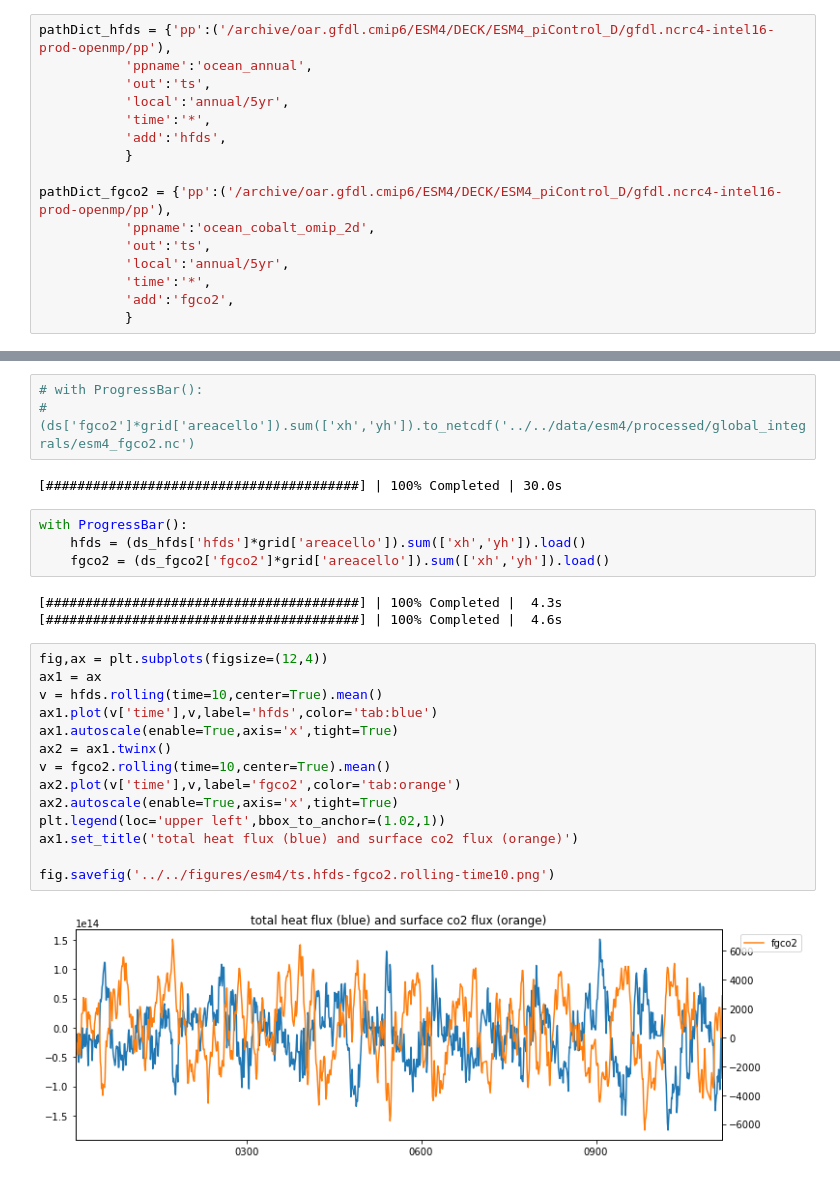
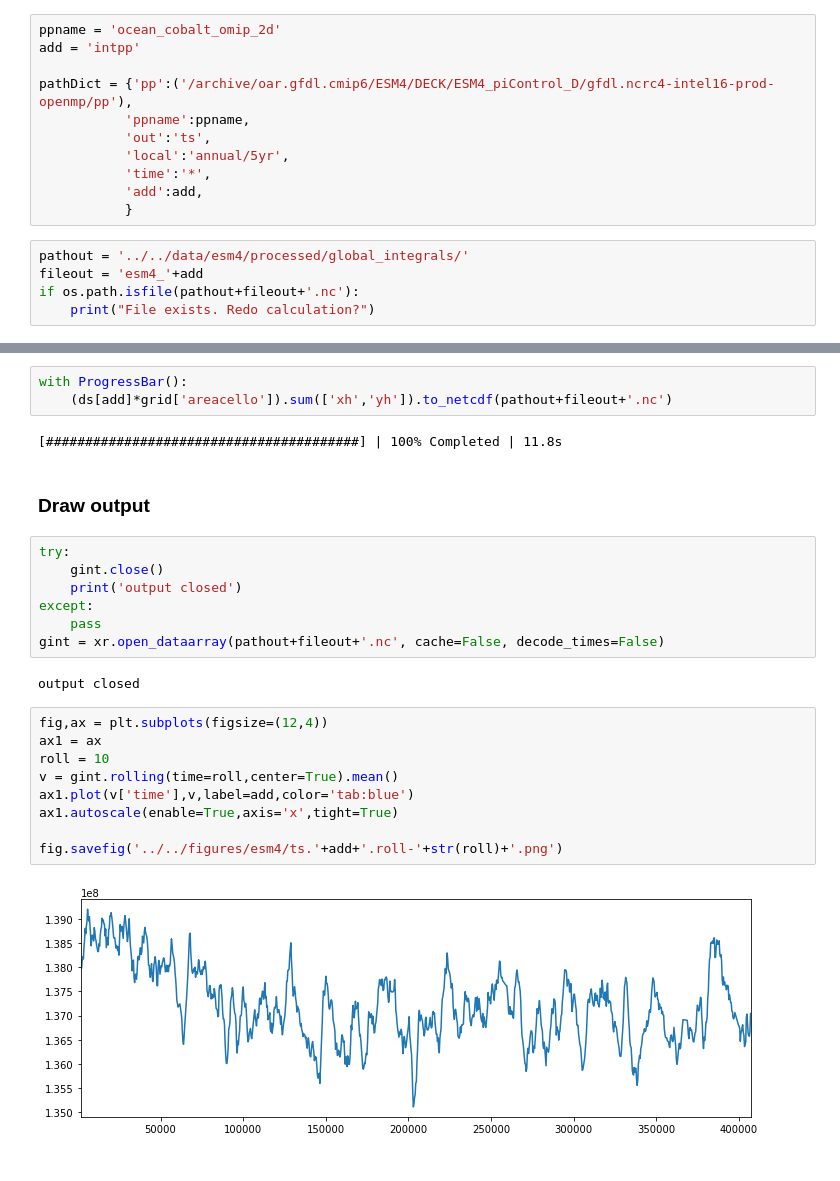
Before and after one commit to gmacgilchrist/bio-pump-timescales, a Jupyter notebook: notebooks/esm4/calc_integrals.ipynb, the cells around one changed output, grey strips where cells are left out. Drawn from its saved outputs; the diff is of its cells as text.

Commit message:
includes notebook for doing statsmodel calculations

```diff
--- a/notebooks/esm4/calc_integrals.ipynb
+++ b/notebooks/esm4/calc_integrals.ipynb
@@ -11,17 +15,17 @@ import matplotlib.pyplot as plt
 # %%
-pathDict_hfds = {'pp':('/archive/oar.gfdl.cmip6/ESM4/DECK/ESM4_piControl_D/gfdl.ncrc4-intel16-prod-openmp/pp'),
-           'ppname':'ocean_annual',
+ppname = 'ocean_cobalt_omip_2d'
+add = 'intpp'
+
+pathDict = {'pp':('/archive/oar.gfdl.cmip6/ESM4/DECK/ESM4_piControl_D/gfdl.ncrc4-intel16-prod-openmp/pp'),
+           'ppname':ppname,
            'out':'ts',
            'local':'annual/5yr',
            'time':'*',
-           'add':'hfds',
+           'add':add,
            }
-
-pathDict_fgco2 = {'pp':('/archive/oar.gfdl.cmip6/ESM4/DECK/ESM4_piControl_D/gfdl.ncrc4-intel16-prod-openmp/pp'),
-           'ppname':'ocean_cobalt_omip_2d',
-           'out':'ts',
-           'local':'annual/5yr',
-           'time':'*',
-           'add':'fgco2',
-           }
+# %%
+pathout = '../../data/esm4/processed/global_integrals/'
+fileout = 'esm4_'+add
+if os.path.isfile(pathout+fileout+'.nc'):
+    print("File exists. Redo calculation?")
 # %%
@@ -32,29 +39,28 @@ ds_fgco2 = gu.core.open_frompp(**pathDict_fgco2)
 grid = xr.open_dataset(gridpath)
 # %%
-# with ProgressBar():
-#     (ds['fgco2']*grid['areacello']).sum(['xh','yh']).to_netcdf('../../data/esm4/processed/global_integrals/esm4_fgco2.nc')
+with ProgressBar():
+    (ds[add]*grid['areacello']).sum(['xh','yh']).to_netcdf(pathout+fileout+'.nc')
 # %% [output]
-[########################################] | 100% Completed | 30.0s
+[########################################] | 100% Completed | 11.8s
-# %%
-with ProgressBar():
-    hfds = (ds_hfds['hfds']*grid['areacello']).sum(['xh','yh']).load()
-    fgco2 = (ds_fgco2['fgco2']*grid['areacello']).sum(['xh','yh']).load()
-# %% [output]
-[########################################] | 100% Completed |  4.3s
-[########################################] | 100% Completed |  4.6s
+# %% [markdown]
+### Draw output
+# %%
+try:
+    gint.close()
+    print('output closed')
+except:
+    pass
+gint = xr.open_dataarray(pathout+fileout+'.nc', cache=False, decode_times=False)
+# %% [output]
+output closed
 # %%
 fig,ax = plt.subplots(figsize=(12,4))
 ax1 = ax
-v = hfds.rolling(time=10,center=True).mean()
-ax1.plot(v['time'],v,label='hfds',color='tab:blue')
+roll = 10
+v = gint.rolling(time=roll,center=True).mean()
+ax1.plot(v['time'],v,label=add,color='tab:blue')
 ax1.autoscale(enable=True,axis='x',tight=True)
-ax2 = ax1.twinx()
-v = fgco2.rolling(time=10,center=True).mean()
-ax2.plot(v['time'],v,label='fgco2',color='tab:orange')
-ax2.autoscale(enable=True,axis='x',tight=True)
-plt.legend(loc='upper left',bbox_to_anchor=(1.02,1))
-ax1.set_title('total heat flux (blue) and surface co2 flux (orange)')
 
-fig.savefig('../../figures/esm4/ts.hfds-fgco2.rolling-time10.png')
+fig.savefig('../../figures/esm4/ts.'+add+'.roll-'+str(roll)+'.png')
 # %% [output]
-[figure, old version]
+[figure, new version]
```
Also changed, not shown: parts of 7 cells of this notebook, 2 other files.
